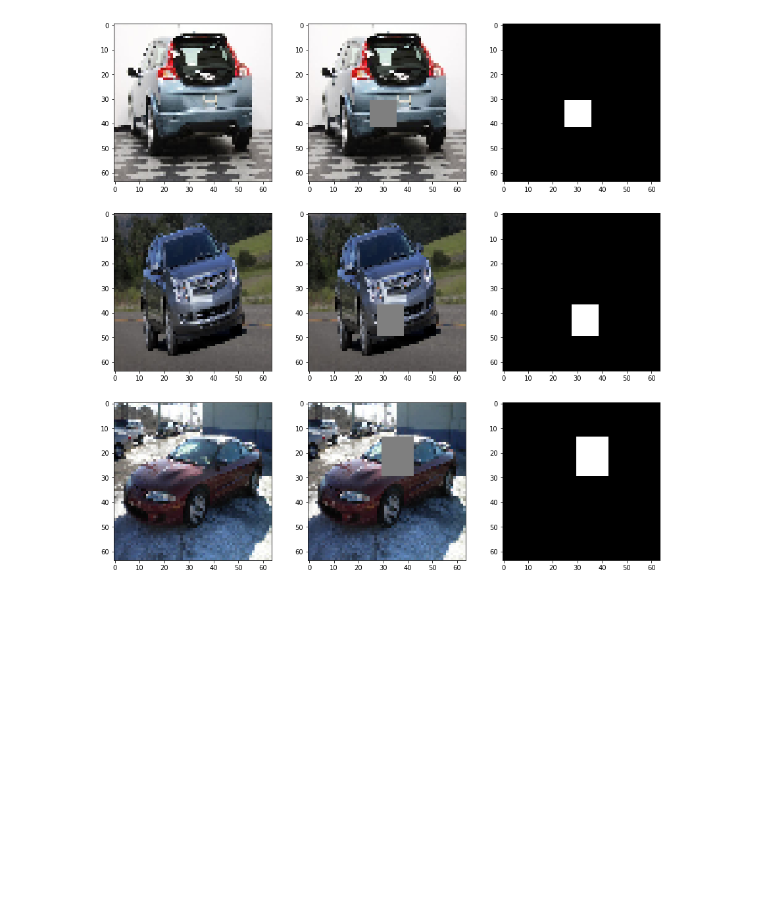
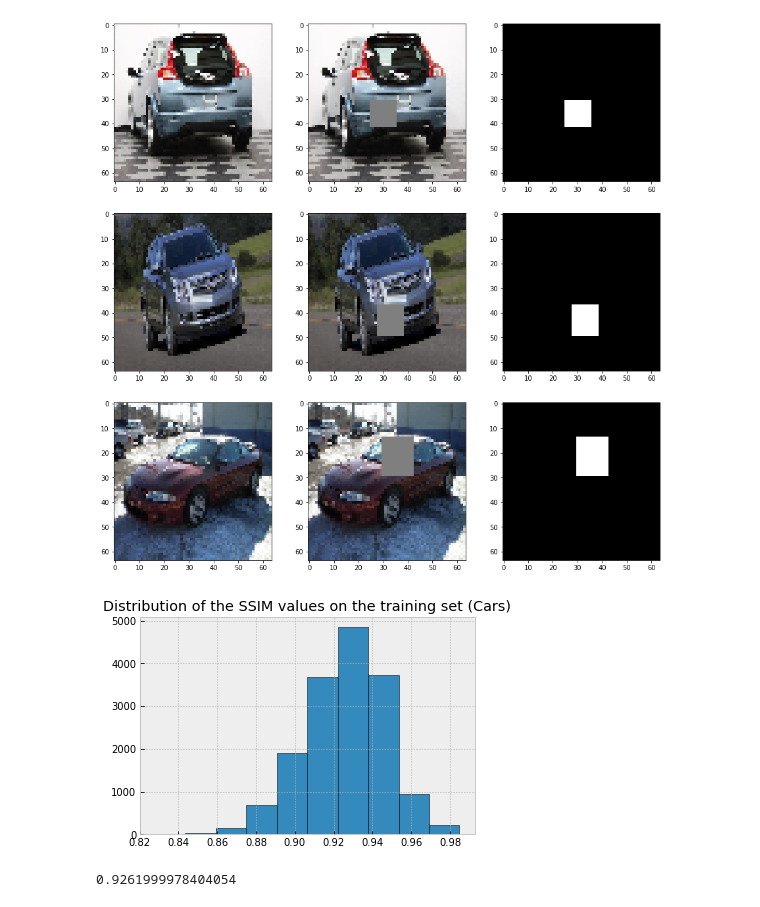
Before and after one commit to clementruin/ImageInpainting, a Jupyter notebook: preprocessing_cars_demo.ipynb, the cells around one changed output. Drawn from its saved outputs; the diff is of its cells as text; code cells hidden in the pictures; blank space fills up the shorter version.

```diff
--- a/preprocessing_cars_demo.ipynb
+++ b/preprocessing_cars_demo.ipynb
@@ -242,3 +242,18 @@ plt.imshow(filter_mask[231])
 # %% [output]
 <matplotlib.image.AxesImage at 0x...>
 [figure]
+# %%
+from skimage import measure
+
+s = []
+for i in range(len(X_original)):
+    s.append(measure.compare_ssim(X_original[i].transpose(1, 2, 0), X_all[i].transpose(1, 2, 0), multichannel=True) * 0.98482362)
+with plt.style.context('bmh'):
+    plt.hist(s,ec='black')
+    plt.title('Distribution of the SSIM values on the training set (Cars)')
+# %% [output]
+[figure, added]
+# %%
+np.mean(np.array(s))
+# %% [output]
+0.9261999978404054
```
Also changed, not shown: 9 other files.
